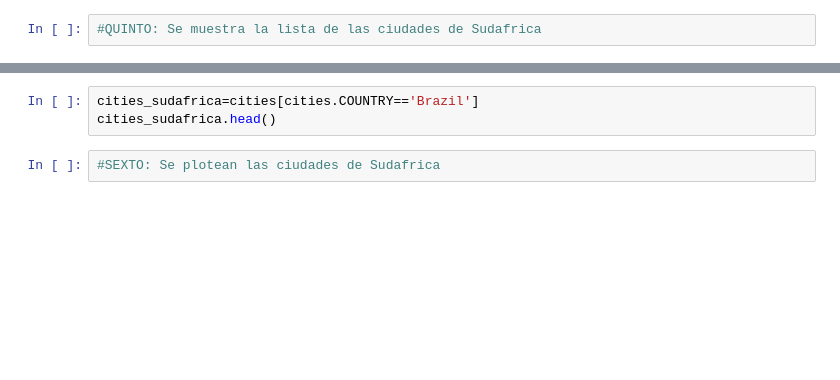
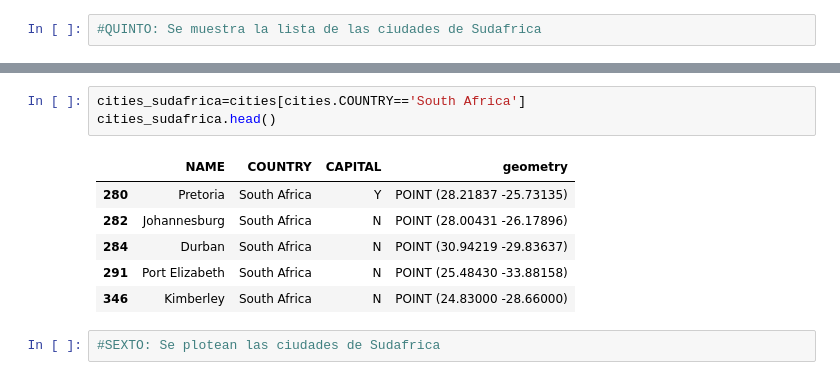
Before and after one commit to Clases-y-Evaluaciones-DelaCruz-Diana/Evaluation2-DelaCruz, a Jupyter notebook: index.ipynb, the cells around one changed output, grey strips where cells are left out. Saved outputs shown, nothing was run; the diff lists cells and outputs as text; blank space fills up the shorter version.

```diff
--- a/index.ipynb
+++ b/index.ipynb
@@ -23,6 +44,13 @@ sudafrica.plot(facecolor="azure", edgecolor='black', linewidth=0.1)
 # %%
-cities_sudafrica=cities[cities.COUNTRY=='Brazil']
+cities_sudafrica=cities[cities.COUNTRY=='South Africa']
 cities_sudafrica.head()
+# %% [output]
+|  | NAME | COUNTRY | CAPITAL | geometry |
+| 280 | Pretoria | South Africa | Y | POINT (28.21837 -25.73135) |
+| 282 | Johannesburg | South Africa | N | POINT (28.00431 -26.17896) |
+| 284 | Durban | South Africa | N | POINT (30.94219 -29.83637) |
+| 291 | Port Elizabeth | South Africa | N | POINT (25.48430 -33.88158) |
+| 346 | Kimberley | South Africa | N | POINT (24.83000 -28.66000) |
 # %%
 #SEXTO: Se plotean las ciudades de Sudafrica
 # %%
```
Also changed, not shown: parts of 9 cells of this notebook.
